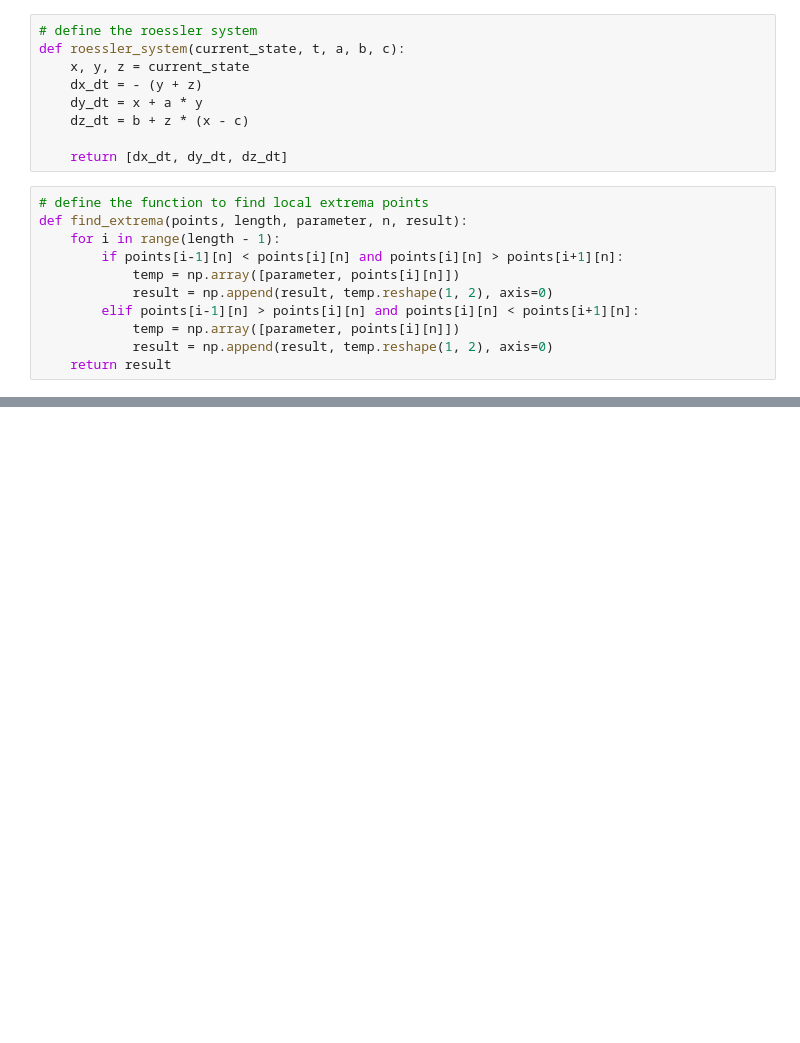
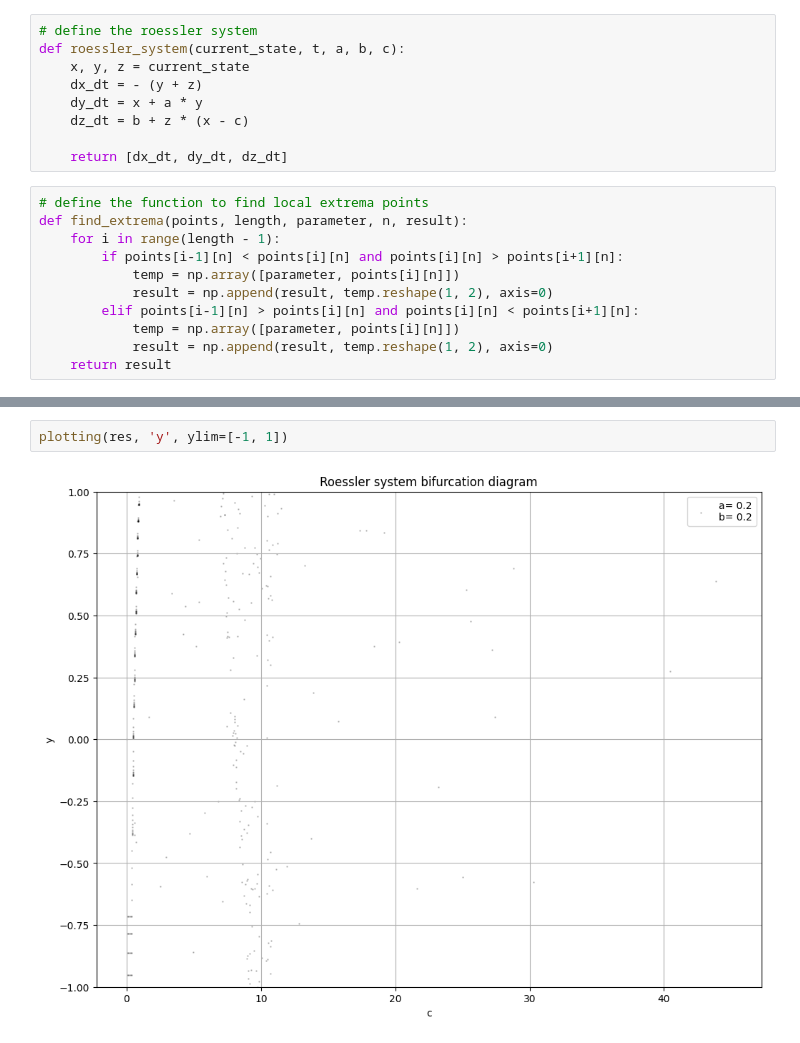
Before and after one commit to fosjr/Synergetics, a Jupyter notebook: Roessler/BifurcationDiagram_Roessler.ipynb, the cells around one changed output, grey strips where cells are left out. Drawn from its saved outputs; the diff is of its cells as text; blank space fills up the shorter version.

```diff
--- a/Roessler/BifurcationDiagram_Roessler.ipynb
+++ b/Roessler/BifurcationDiagram_Roessler.ipynb
@@ -87,3 +90,7 @@ plotting(res, 'y')
+# %%
+plotting(res, 'y', ylim=[-1, 1])
+# %% [output]
+[figure, added]
 # %%
 res = np.array([[0, 0]])
 res = bifurcation_diagram(res, 2)
```
Also changed, not shown: parts of 10 cells of this notebook.
